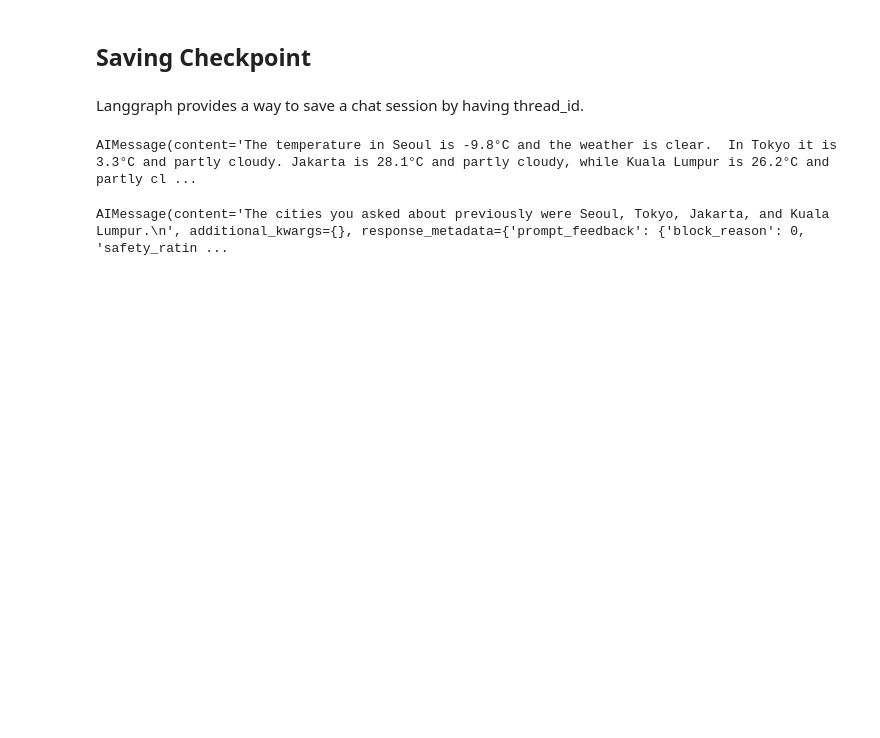
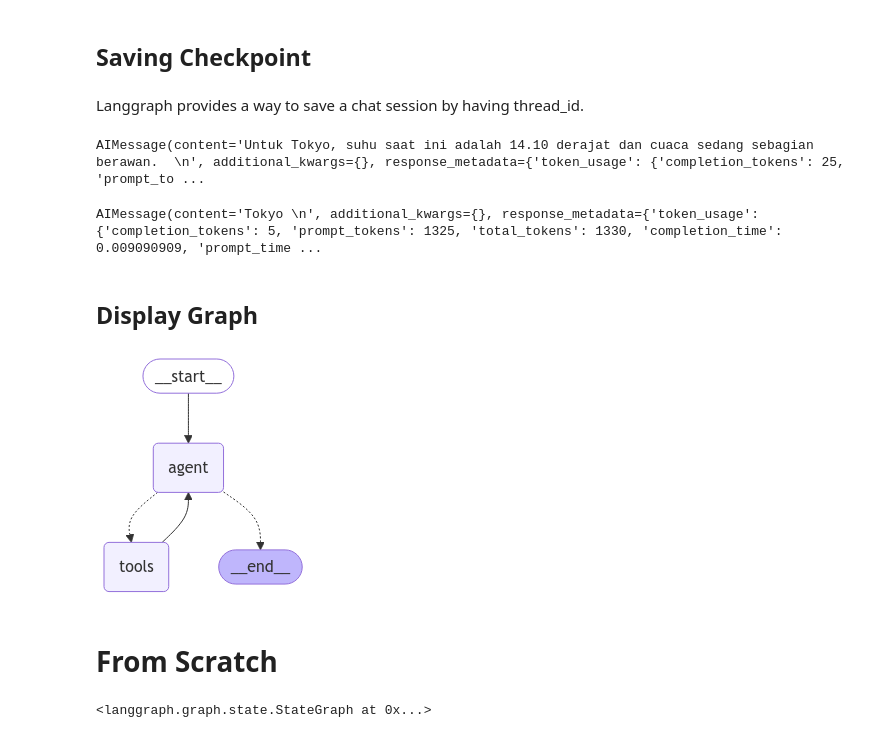
Before and after one commit to aditya624/llm_intro, a Jupyter notebook: notes/03_agent.ipynb, the cells around one changed output. Drawn from its saved outputs; the diff is of its cells as text; code cells hidden in the pictures; blank space fills up the shorter version.

Commit message:
llm groq

```diff
--- a/notes/03_agent.ipynb
+++ b/notes/03_agent.ipynb
@@ -51,7 +52,7 @@ def get_weather(location: Optional[str]='Jakarta') -> str:
     Input should be the location.
     """
     WEATHERAPI_API_KEY='8a6c94f591c4401c9e8152836251301'
-    res = requests.get(f'https://api.weatherapi.com/v1/current.json?key=8a6c94f591c4401c9e8152836251301&q={location}&aqi=no')
+    res = requests.get(f'https://api.weatherapi.com/v1/current.json?key={WEATHERAPI_API_KEY}&q={location}&aqi=no')
     return "For {} temperature: {:.2F} and weather: {}".format(
         location,
         res.json()['current']['temp_c'],
@@ -86,11 +87,13 @@ Use langgraph function to create a react agent (stands for Reasoning and Action
 # %%
 from langgraph.prebuilt import create_react_agent
 
-llm = ChatGoogleGenerativeAI(model="gemini-1.5-flash")
+# llm = ChatGoogleGenerativeAI(model="gemini-1.5-flash")
+llm = ChatGroq(model="gemma2-9b-it", api_key=os.getenv('GROQ_API_KEY'))
 # query = "How's the weather in Jakarta?"
 # query = "What's my current location, and what's the temperature?"
+system_prompt = "You are a helpful assistant that provides information about the weather. Please answer in Bahasa."
 query = "What's the temperature on my current location?" # the agent is smart enough to call the get_location tools first, before pass it to the get_weather tools
-agent_executor = create_react_agent(model=llm, tools=[get_weather, get_current_location])
+agent_executor = create_react_agent(model=llm, tools=[get_weather, get_current_location], state_modifier=system_prompt)
 message = agent_executor.invoke({
     'messages': [
         ('human', query)
@@ -107,7 +110,7 @@ Langgraph provides a way to save a chat session by having thread_id.
 from langgraph.checkpoint.memory import MemorySaver
 memory = MemorySaver()
 
-agent_executor = create_react_agent(model=llm, tools=[get_weather, get_weather_average], checkpointer=memory)
+agent_executor = create_react_agent(model=llm, tools=[get_weather, get_current_location], state_modifier=system_prompt, checkpointer=memory)
 
 # create configuration for Thread Id
 config = {"configurable": {"thread_id": "test-thread"}}
@@ -120,7 +123,7 @@ message = agent_executor.invoke({
 # %%
 message['messages'][-1]
 # %% [output]
-AIMessage(content='The temperature in Seoul is -9.8°C and the weather is clear.  In Tokyo it is 3.3°C and partly cloudy. Jakarta is 28.1°C and partly cloudy, while Kuala Lumpur is 26.2°C and partly cl ...
+AIMessage(content='Untuk Tokyo, suhu saat ini adalah 14.10 derajat dan cuaca sedang sebagian berawan.  \n', additional_kwargs={}, response_metadata={'token_usage': {'completion_tokens': 25, 'prompt_to ...
 # %%
 m = agent_executor.invoke({
     'messages': [
@@ -131,4 +134,50 @@ m = agent_executor.invoke({
 # %%
 m['messages'][-1]
 # %% [output]
-AIMessage(content='The cities you asked about previously were Seoul, Tokyo, Jakarta, and Kuala Lumpur.\n', additional_kwargs={}, response_metadata={'prompt_feedback': {'block_reason': 0, 'safety_ratin ...
+AIMessage(content='Tokyo \n', additional_kwargs={}, response_metadata={'token_usage': {'completion_tokens': 5, 'prompt_tokens': 1325, 'total_tokens': 1330, 'completion_time': 0.009090909, 'prompt_time ...
+# %% [markdown]
+## Display Graph
+# %%
+from IPython.display import Image, display
+
+try:
+    display(Image(agent_executor.get_graph(xray=True).draw_mermaid_png()))
+except Exception:
+    # This requires some extra dependencies and is optional
+    pass
+# %% [output]
+[figure, added]
+# %% [markdown]
+# From Scratch
+# %%
+from typing import Annotated
+
+from langchain_openai import ChatOpenAI
+from typing_extensions import TypedDict
+
+from langgraph.graph import StateGraph, START, END
+from langgraph.graph.message import add_messages
+from langgraph.checkpoint.memory import MemorySaver
+
+memory = MemorySaver()
+
+# Define the state
+class State(TypedDict):
+    messages: Annotated[list, add_messages]
+
+graph_builder = StateGraph(State)
+
+# Modification: tell the LLM which tools it can call
+tools = [get_weather, get_current_location]
+llm_with_tools = llm.bind_tools(tools)
+
+def chatbot(state: State):
+    messages = state["messages"]
+    system_prompt_message = SystemMessage(content=system_prompt)
+    inputs = [system_prompt_message] + messages
+    return {"messages": [llm_with_tools.invoke(inputs)]}
+    # return {"messages": [llm_with_tools.invoke(messages)]}
+
+graph_builder.add_node("chatbot", chatbot)
+# %% [output]
+<langgraph.graph.state.StateGraph at 0x...>
```
Also changed, not shown: parts of 11 cells of this notebook.
